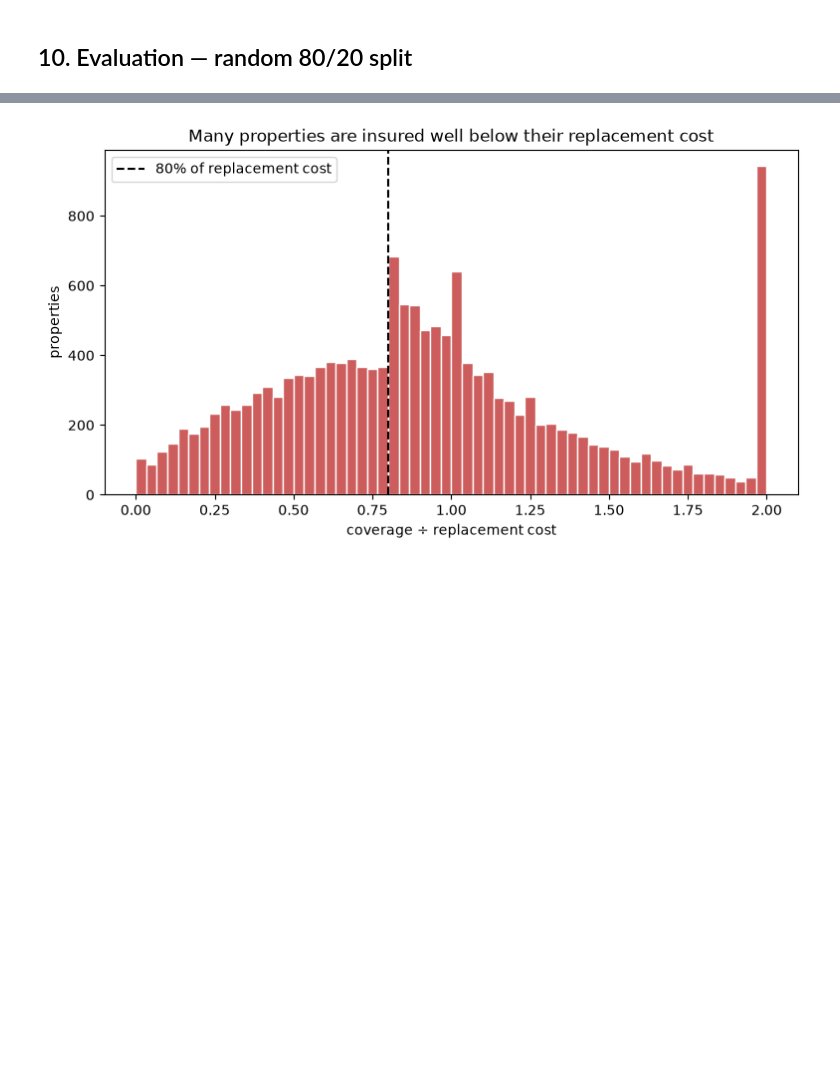
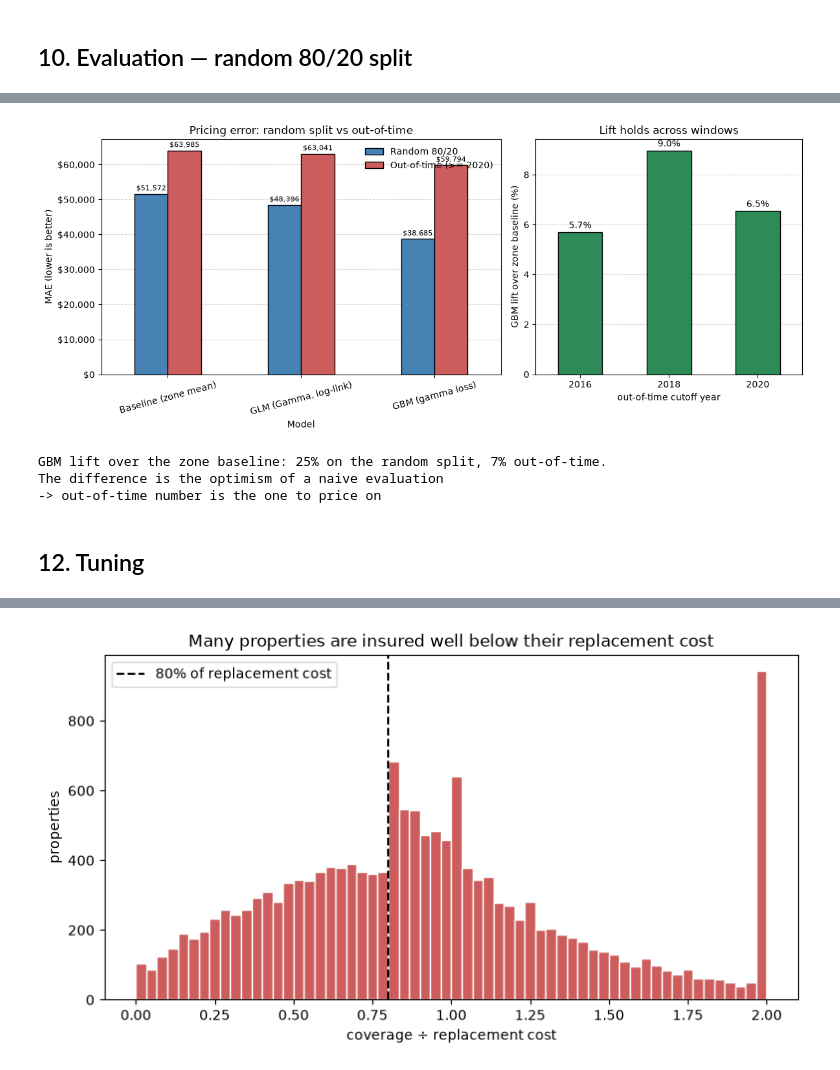
Before and after one commit to ytterbiu/smm284-AML-FIMA-flood-severity-g09, a Jupyter notebook: BE_notes.ipynb, the cells around one changed output, grey strips where cells are left out. Cells and saved outputs as stored; diff of their text form; code cells hidden in the pictures; blank space fills up the shorter version.

```diff
--- a/BE_notes.ipynb
+++ b/BE_notes.ipynb
@@ -1108 +1394,67 @@ In absolute terms this is an improvement of $12,871 per claim on average
+# %%
+# Left: MAE per model, random split vs out-of-time — the gap between the two
+# bars is the optimism of a naive evaluation. Right: the GBM's lift over the
+# zone baseline at each cutoff — if the bars are similar, the finding is not
+# an artefact of one particular test window. Requires results_df, oot_df,
+# sweep_df and CUTOFF_YEAR from the cells above.
+# the gap, drawn: random-split vs out-of-time MAE, and lift robustness
+import matplotlib.ticker as ticker
+
+comp = pd.DataFrame(
+    {
+        "Random 80/20": results_df["MAE ($)"],
+        f"Out-of-time (>= {CUTOFF_YEAR})": oot_df["MAE ($)"],
+    }
+).loc[oot_df.index]
+
+fig, (ax1, ax2) = plt.subplots(
+    1, 2, figsize=(12, 5), gridspec_kw={"width_ratios": [3, 2]}
+)
+
+comp.plot(
+    kind="bar", ax=ax1, color=["steelblue", "indianred"], edgecolor="black", zorder=3
+)
+for cont in ax1.containers:
+    ax1.bar_label(cont, fmt="${:,.0f}", padding=2, fontsize=8)
+ax1.yaxis.set_major_formatter(ticker.StrMethodFormatter("${x:,.0f}"))
+ax1.set_ylabel("MAE (lower is better)")
+ax1.set_title("Pricing error: random split vs out-of-time")
+ax1.tick_params(axis="x", rotation=15)
+ax1.grid(axis="y", linestyle="--", alpha=0.5, zorder=0)
+ax1.legend(frameon=False)
+
+(sweep_df["GBM lift vs baseline"] * 100).plot(
+    kind="bar", ax=ax2, color="seagreen", edgecolor="black", zorder=3
+)
+ax2.bar_label(ax2.containers[0], fmt="{:.1f}%", padding=2)
+ax2.set_ylabel("GBM lift over zone baseline (%)")
+ax2.set_xlabel("out-of-time cutoff year")
+ax2.set_title("Lift holds across windows")
+ax2.tick_params(axis="x", rotation=0)
+ax2.grid(axis="y", linestyle="--", alpha=0.5, zorder=0)
+
+plt.tight_layout()
+plt.show()
+
+lift_random = 1 - (
+    results_df.loc["GBM (gamma loss)", "MAE ($)"]
+    / results_df.loc["Baseline (zone mean)", "MAE ($)"]
+)
+lift_oot = 1 - (
+    oot_df.loc["GBM (gamma loss)", "MAE ($)"]
+    / oot_df.loc["Baseline (zone mean)", "MAE ($)"]
+)
+print(
+    f"GBM lift over the zone baseline: {lift_random:.0%} on the random split, "
+    f"{lift_oot:.0%} out-of-time."
+)
+print("The difference is the optimism of a naive evaluation")
+print("-> out-of-time number is the one to price on")
+# %% [output]
+[figure, added]
+GBM lift over the zone baseline: 25% on the random split, 7% out-of-time.
+The difference is the optimism of a naive evaluation
+-> out-of-time number is the one to price on
+# %% [markdown]
+## 12. Tuning
 # %%
```
Also changed, not shown: parts of 19 cells of this notebook, 3 other files.
